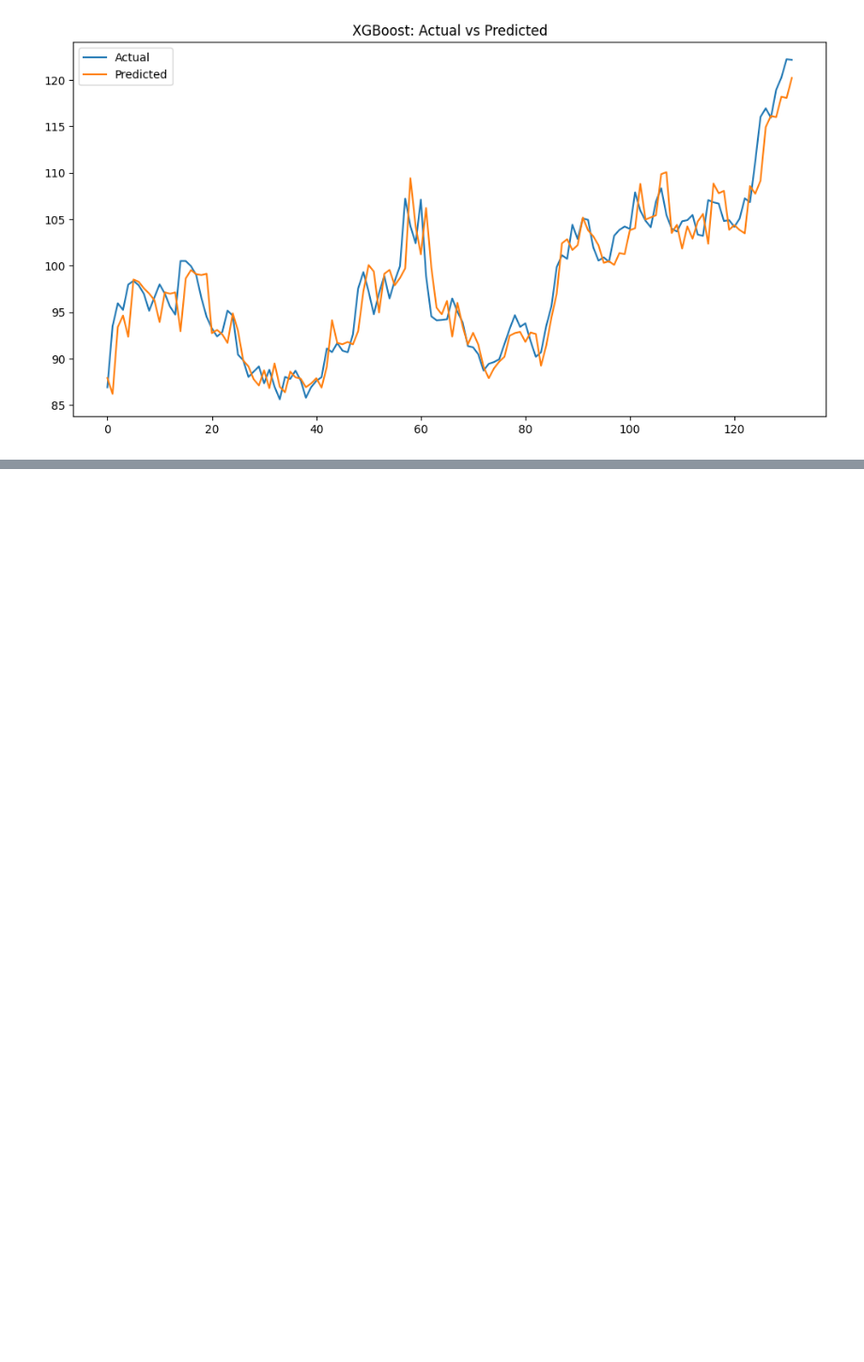
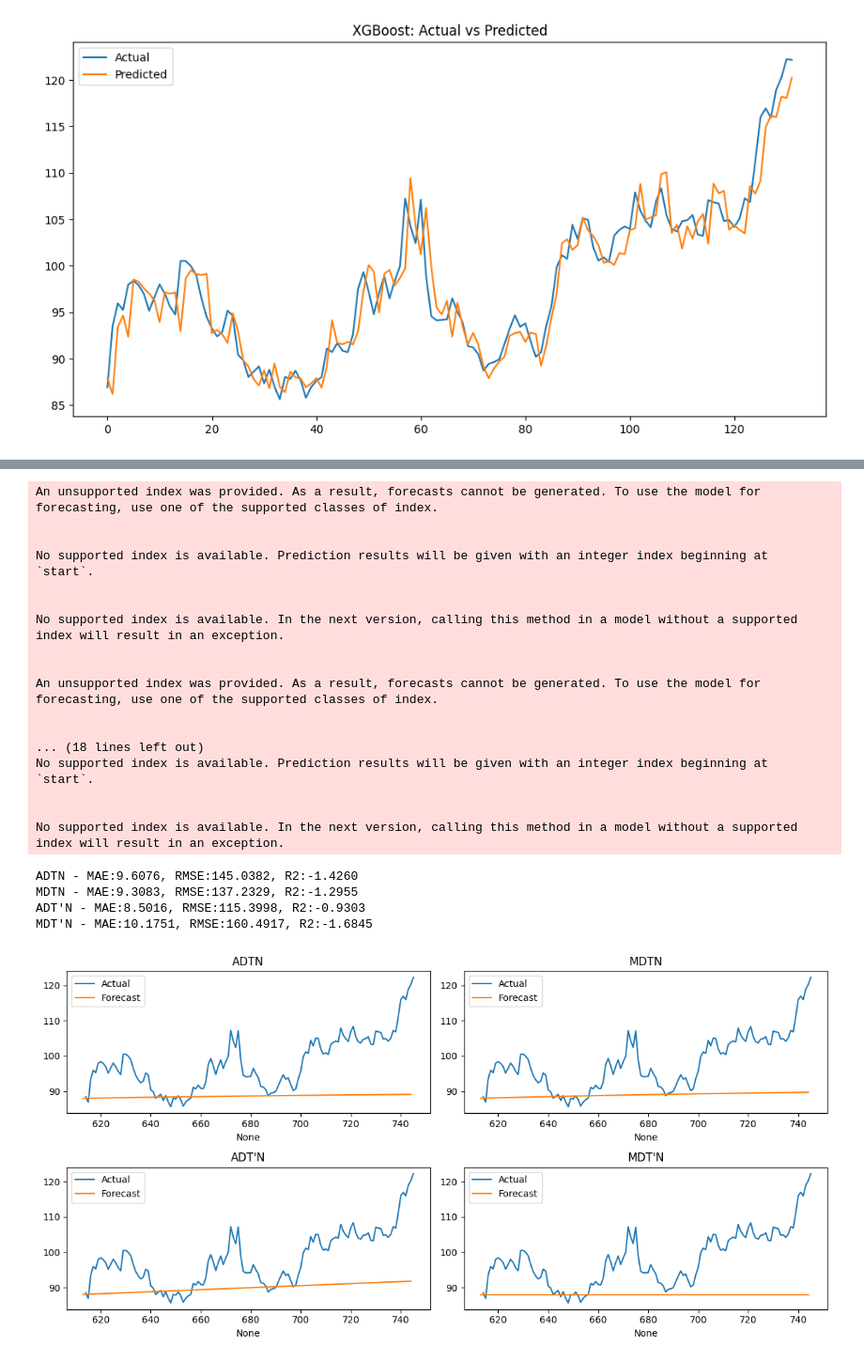
Before and after one commit to WillieBam/GoogleStock, a Jupyter notebook: GoogleStocksPrediction.ipynb, the cells around one changed output, grey strips where cells are left out. Shown at 94% size. Cells and saved outputs as stored; diff of their text form; code cells hidden in the pictures; blank space fills up the shorter version.

```diff
--- a/GoogleStocksPrediction.ipynb
+++ b/GoogleStocksPrediction.ipynb
@@ -574,0 +630,61 @@ from statsmodels.tsa.holtwinters import ExponentialSmoothing
+# %%
+#ets_y = train_df['Close'] # size = 613
+#Y_val = validate_df['Close'] # size = 132
+#n_forecast = len(validate_df)
+settings = [
+    {'trend':'add', 'damped_trend':True,'seasonal':None, 'label':'ADTN'},
+    {'trend':'mul', 'damped_trend':True,'seasonal':None, 'label':'MDTN'},
+    {'trend':'add', 'damped_trend':False,'seasonal':None, 'label':'ADT\'N'},
+    {'trend':None, 'damped_trend':False,'seasonal':None, 'label':'MDT\'N'}
+]
+forecasts = []
+fitted_models = []
+for s in settings:
+
+    model = ExponentialSmoothing(ets_y, trend=s['trend'], damped_trend=s['damped_trend'], seasonal=s['seasonal'])
+    fitted_model = model.fit()
+    forecast = fitted_model.forecast(steps=n_forecast)
+
+    fitted_models.append(fitted_model)
+    forecasts.append(forecast)
+
+fig, axes = plt.subplots(2,2,figsize=(12,6))
+axes = axes.flatten() # turn to 1d for easy looping
+
+
+
+for i, s in enumerate(settings):
+    #metrics
+    pipe.metrics_performance(Y_val.values, forecasts[i].values, s['label'])
+
+    #plot
+    sea.lineplot(x=Y_val.index,y=Y_val.values, ax=axes[i], label='Actual')
+    sea.lineplot(x=forecast.index, y=forecasts[i].values,ax=axes[i], label='Forecast')
+    axes[i].set_title(s['label'])
+    axes[i].legend()
+
+plt.tight_layout()
+plt.show()
+# %% [output]
+An unsupported index was provided. As a result, forecasts cannot be generated. To use the model for forecasting, use one of the supported classes of index.
+
+
+No supported index is available. Prediction results will be given with an integer index beginning at `start`.
+
+
+No supported index is available. In the next version, calling this method in a model without a supported index will result in an exception.
+
+
+An unsupported index was provided. As a result, forecasts cannot be generated. To use the model for forecasting, use one of the supported classes of index.
+
+
+... (18 lines left out)
+No supported index is available. Prediction results will be given with an integer index beginning at `start`.
+
+
+No supported index is available. In the next version, calling this method in a model without a supported index will result in an exception.
+ADTN - MAE:9.6076, RMSE:145.0382, R2:-1.4260
+MDTN - MAE:9.3083, RMSE:137.2329, R2:-1.2955
+ADT'N - MAE:8.5016, RMSE:115.3998, R2:-0.9303
+MDT'N - MAE:10.1751, RMSE:160.4917, R2:-1.6845
+[figure, added]
```
Also changed, not shown: parts of 5 cells of this notebook.
